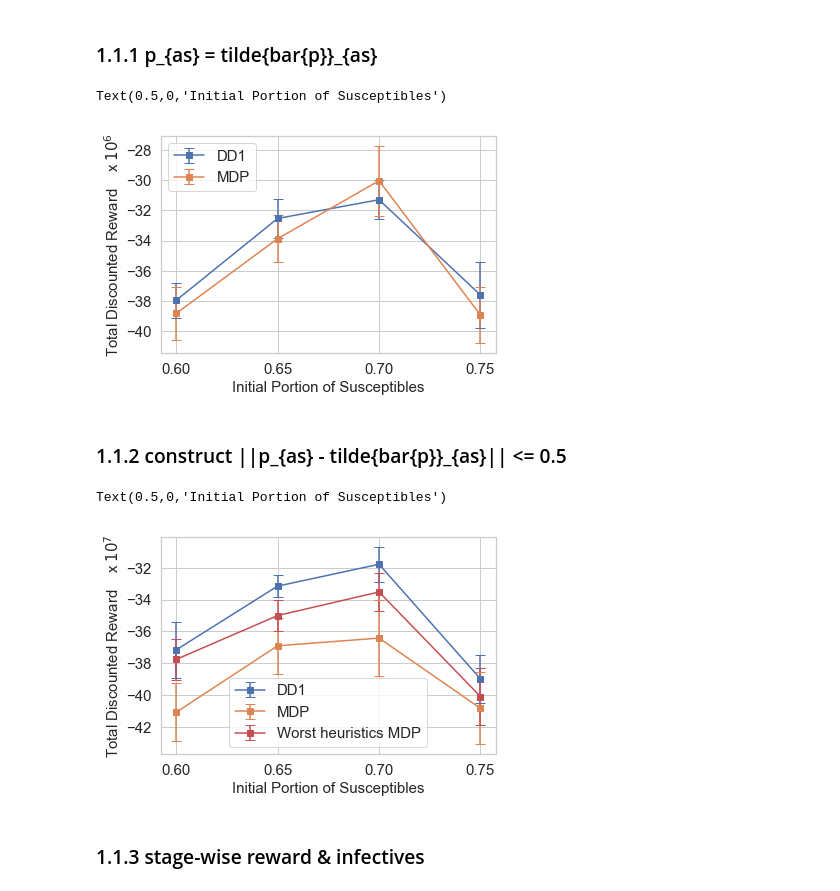
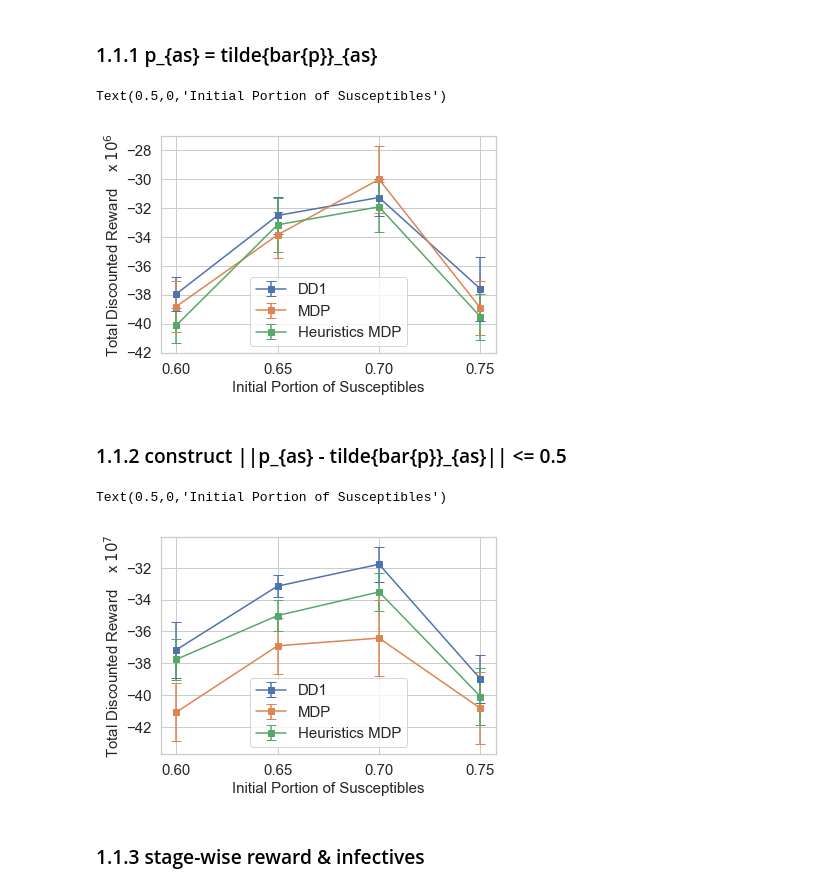
Before and after one commit to kadysongbb/drmdp, a Jupyter notebook: 20210629_plot.ipynb, the cells around one changed output. Saved outputs shown, nothing was run; the diff lists cells and outputs as text; code cells hidden in the pictures.

```diff
--- a/20210629_plot.ipynb
+++ b/20210629_plot.ipynb
@@ -12,32 +12,35 @@ red = (0.7686274509803922, 0.3058823529411765, 0.3215686274509804)
 # %%
 from scipy.interpolate import interp1d
 import numpy as np
 import matplotlib.pyplot as plt
 import seaborn as sns
 
 sns.set()
 sns.set_style("whitegrid")
 
 drmdpdd1_avg_reward = [-37.962100, -32.538795, -31.298100, -37.605300]
 drmdpdd1_std = [1.145804, 1.284095, 1.290600, 2.207195]
 mdp_avg_reward = [-38.825387, -33.879100, -30.042820, -38.929650]
 mdp_std = [1.738041, 1.560273, 2.315244, 1.875846]
+heuristics_mdp_avg_reward = [-40.125387, -33.179100, -31.942820, -39.529650]
+heuristics_mdp_std = [1.238041, 1.860273, 1.715244, 1.575846]
 
 x = [0.6, 0.65, 0.7, 0.75]
 
 plt.figure()
 plt.errorbar(x, drmdpdd1_avg_reward, drmdpdd1_std, label = 'DD1', marker='s', capsize = 5, color = blue)
 plt.errorbar(x, mdp_avg_reward, mdp_std, label = 'MDP', marker='s', capsize = 5, color = orange)
+plt.errorbar(x, heuristics_mdp_avg_reward, heuristics_mdp_std, label = 'Heuristics MDP', marker='s', capsize = 5, color = green)
 
 plt.legend(fontsize = 15)
 plt.xticks([0.6, 0.65, 0.7, 0.75])
 plt.xticks(fontsize= 15)
 plt.yticks(fontsize= 15)
 plt.ylabel('Total Discounted Reward    x $10^6$', fontsize = 15)
 plt.xlabel('Initial Portion of Susceptibles', fontsize = 15)
 # %% [output]
 Text(0.5,0,'Initial Portion of Susceptibles')
-[figure, old version]
+[figure, new version]
 # %% [markdown]
 ### 1.1.2 construct ||p_{as} - tilde{bar{p}}_{as}|| <= 0.5
 # %%
@@ -61,7 +64,7 @@ x = [0.6, 0.65, 0.7, 0.75]
 plt.figure()
 plt.errorbar(x, drmdpdd1_avg_reward, drmdpdd1_std, label = 'DD1', marker='s', capsize = 5, color = blue)
 plt.errorbar(x, mdp_avg_reward, mdp_std, label = 'MDP', marker='s', capsize = 5, color = orange)
-plt.errorbar(x, heuristics_mdp_avg_reward, heuristics_mdp_std, label = 'Worst heuristics MDP', marker='s', capsize = 5, color = red)
+plt.errorbar(x, heuristics_mdp_avg_reward, heuristics_mdp_std, label = 'Heuristics MDP', marker='s', capsize = 5, color = green)
 
 plt.legend(fontsize = 15)
 plt.xticks([0.6, 0.65, 0.7, 0.75])
@@ -71,6 +74,6 @@ plt.ylabel('Total Discounted Reward    x $10^7$', fontsize = 15)
 plt.xlabel('Initial Portion of Susceptibles', fontsize = 15)
 # %% [output]
 Text(0.5,0,'Initial Portion of Susceptibles')
-[figure, old version]
+[figure, new version]
 # %% [markdown]
 ### 1.1.3 stage-wise reward & infectives
```
Also changed, not shown: parts of 6 cells of this notebook.
